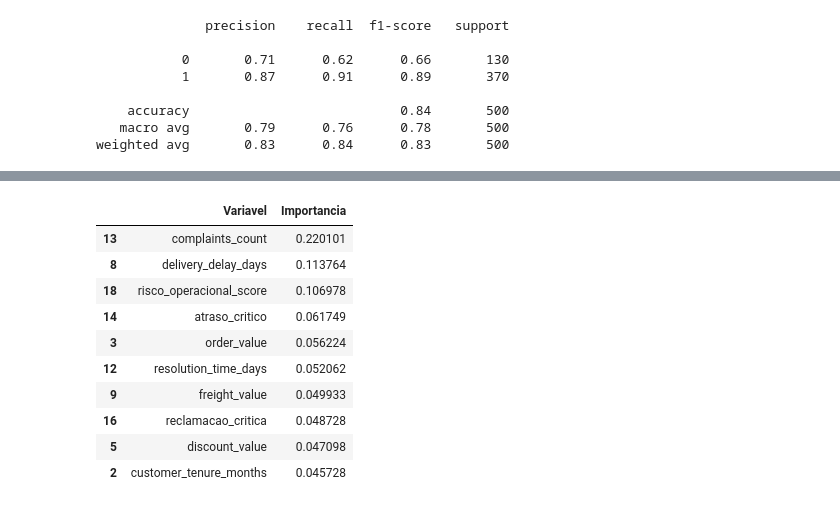
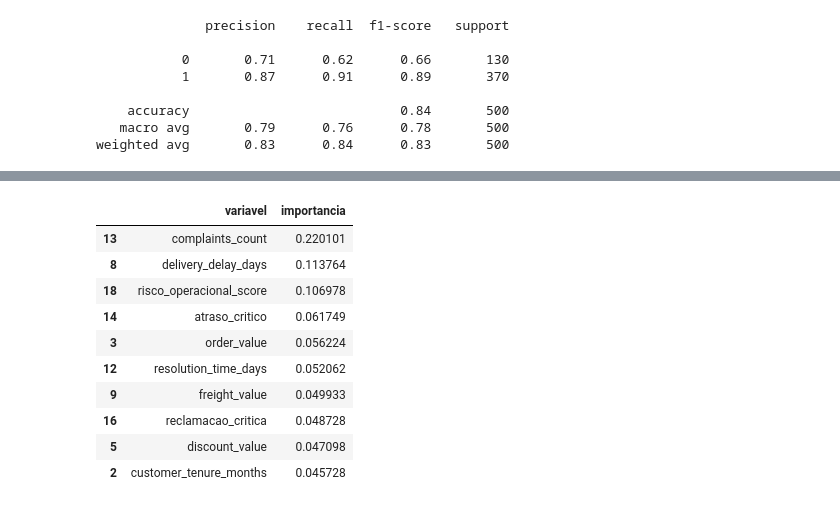
Before and after one commit to anaPierrout/Fase1FIAP, a Jupyter notebook: Fase1.ipynb, the cells around one changed output, grey strips where cells are left out. Saved outputs shown, nothing was run; the diff lists cells and outputs as text; code cells hidden in the pictures.

```diff
--- a/Fase1.ipynb
+++ b/Fase1.ipynb
@@ -161,17 +133,10 @@ df.head()
 | 4 | 56 | Norte | 50 | 253.06 | 1 | 29.37 | ... |
 # %%
 # ==========================================================
-# CONVERSÃO DAS VARIÁVEIS CATEGÓRICAS
+# ENCODING DAS VARIÁVEIS CATEGÓRICAS
 # ==========================================================
 
-# O Random Forest trabalha melhor com variáveis
-# numéricas. Por isso transformamos os textos
-# em números.
+# Transforma variáveis categóricas em numéricas
 
-for coluna in df.select_dtypes(include="object").columns:
-
-    encoder = LabelEncoder()
-
-    df[coluna] = encoder.fit_transform(df[coluna])
-
-df.head()
+for col in df.select_dtypes(include="object").columns:
+    df[col] = LabelEncoder().fit_transform(df[col])
@@ -185,2 +143,9 @@ df.head()
+# %%
+# ==========================================================
+# DEFINIÇÃO DE X E y
+# ==========================================================
+
+X = df.drop(columns=["is_detrator"])
+y = df["is_detrator"]
 # %%
 # ==========================================================
@@ -337,31 +281,21 @@ print(matriz)
 # %%
 # ==========================================================
 # IMPORTÂNCIA DAS VARIÁVEIS
 # ==========================================================
 
-# Identifica quais variáveis tiveram maior peso
-# na previsão dos detratores.
-
 importancias = pd.DataFrame({
-
-    "Variavel": X.columns,
-
-    "Importancia":
-        modelo.feature_importances_
-
+    "variavel": X.columns,
+    "importancia": modelo.feature_importances_
 })
 
 importancias = importancias.sort_values(
-
-    by="Importancia",
-
+    by="importancia",
     ascending=False
-
 )
 
 importancias.head(10)
 # %% [output]
-|  | Variavel | Importancia |
+|  | variavel | importancia |
 | 13 | complaints_count | 0.220101 |
 | 8 | delivery_delay_days | 0.113764 |
 | 18 | risco_operacional_score | 0.106978 |
```
Also changed, not shown: parts of 17 cells of this notebook.
